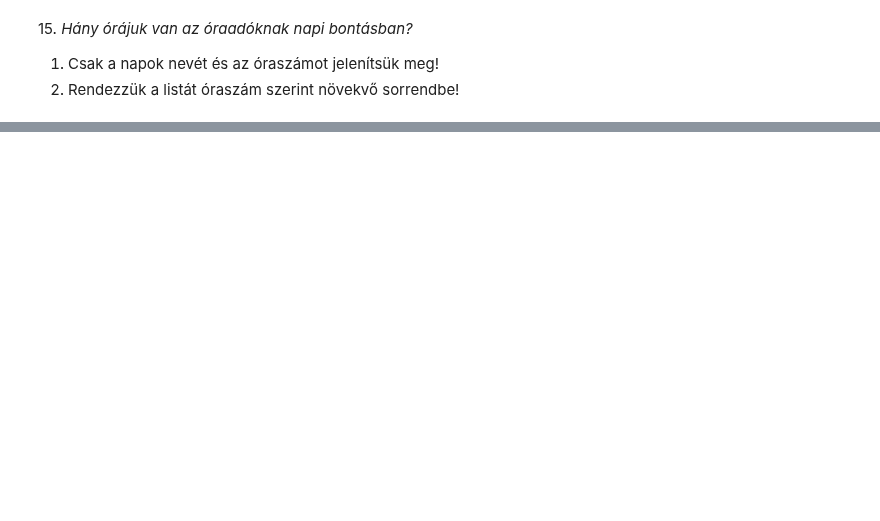
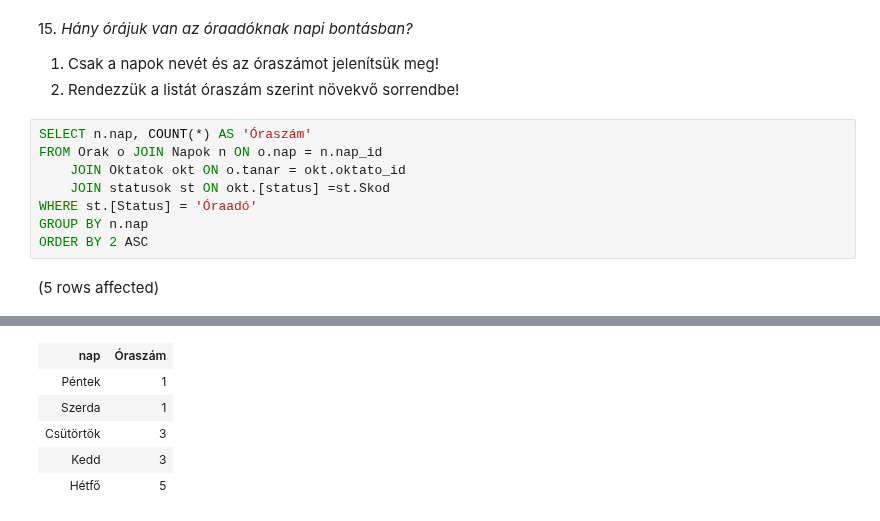
Before and after one commit to Dobo-Lilla/adatbazisok, a Jupyter notebook: gyakorlat03_feladatok.ipynb, the cells around one changed output, grey strips where cells are left out. Cells and saved outputs as stored; diff of their text form; blank space fills up the shorter version.

```diff
--- a/gyakorlat03_feladatok.ipynb
+++ b/gyakorlat03_feladatok.ipynb
@@ -136,3 +207,13 @@ Az oszlopokat nevezzük el értelemszerűen!
 
 1. Csak a napok nevét és az óraszámot jelenítsük meg!
 2. Rendezzük a listát óraszám szerint növekvő sorrendbe!
+# %%
+SELECT n.nap, COUNT(*) AS 'Óraszám'
+FROM Orak o JOIN Napok n ON o.nap = n.nap_id
+    JOIN Oktatok okt ON o.tanar = okt.oktato_id
+    JOIN statusok st ON okt.[status] =st.Skod
+WHERE st.[Status] = 'Óraadó'
+GROUP BY n.nap
+ORDER BY 2 ASC
+# %% [output]
+(5 rows affected)
@@ -138,0 +221,6 @@ Az oszlopokat nevezzük el értelemszerűen!
+| nap | Óraszám |
+| Péntek | 1 |
+| Szerda | 1 |
+| Csütörtök | 3 |
+| Kedd | 3 |
+| Hétfő | 5 |
```
Also changed, not shown: parts of 6 cells of this notebook.
